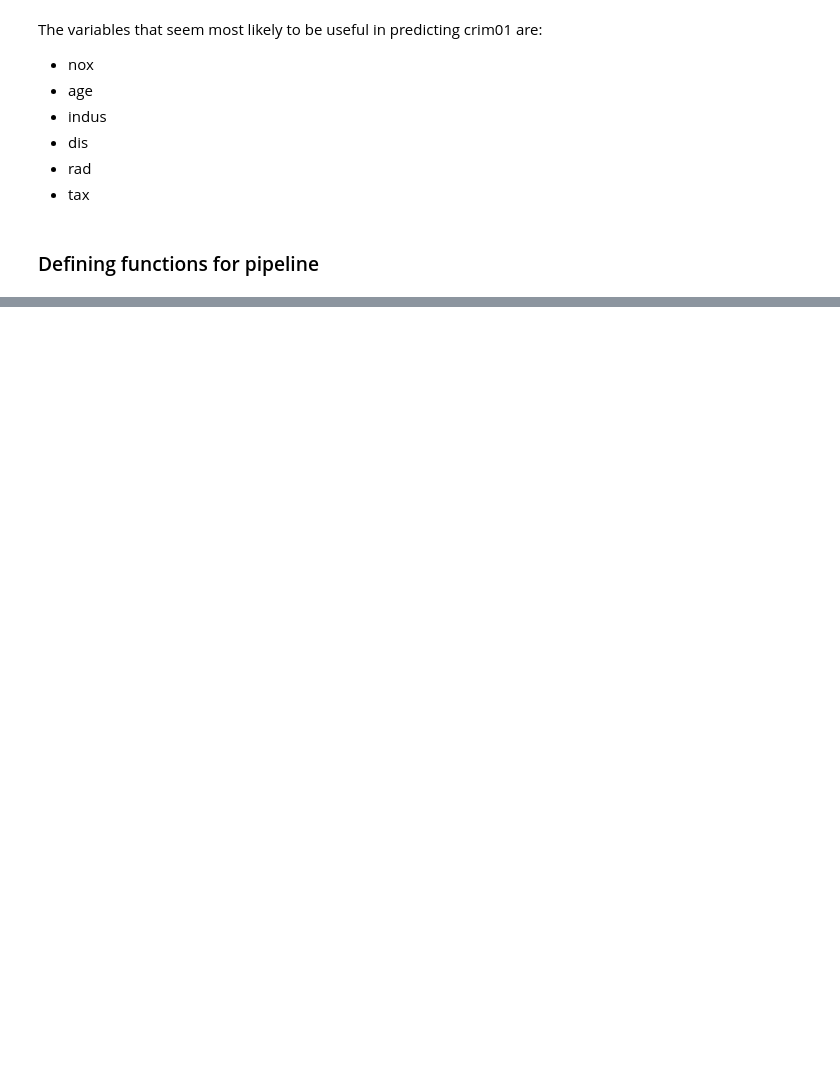
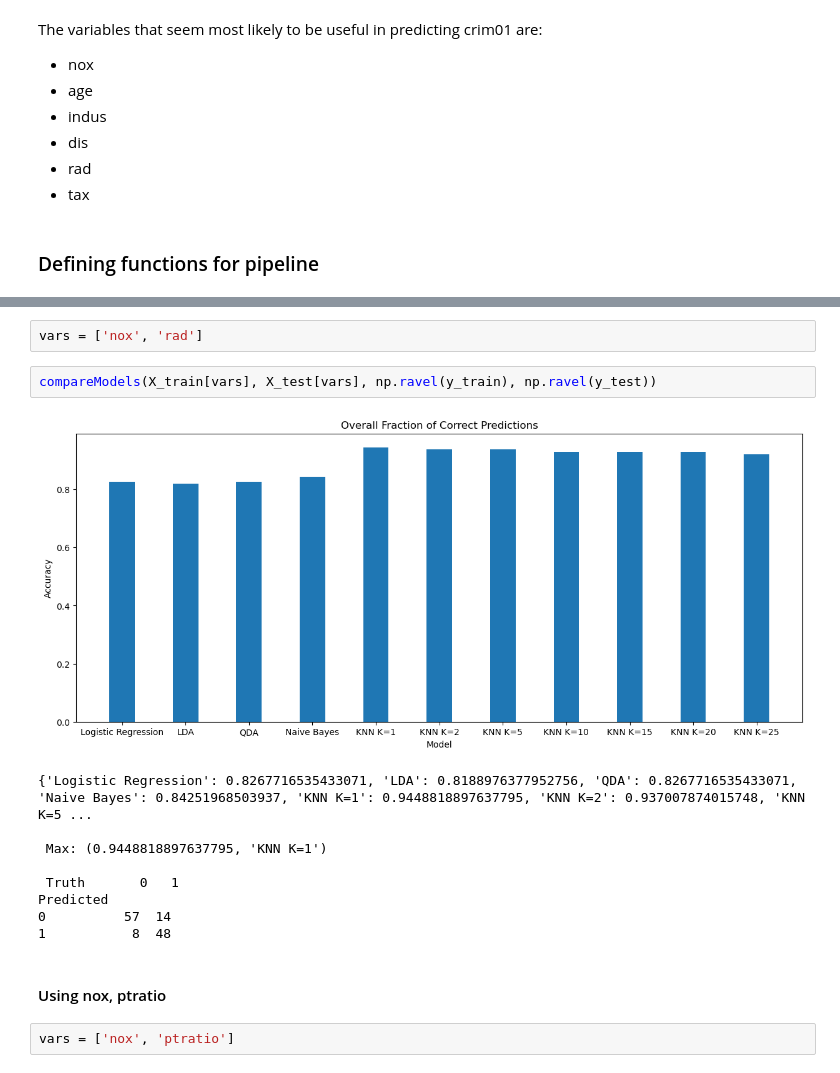
Before and after one commit to carmancater/an-introduction-to-statistical-learning-with-applications-in-python, a Jupyter notebook: Chapter 04 - Classification/Ch 4 Ex 16.ipynb, the cells around one changed output, grey strips where cells are left out. Cells and saved outputs as stored; diff of their text form; blank space fills up the shorter version.

```diff
--- a/Chapter 04 - Classification/Ch 4 Ex 16.ipynb
+++ b/Chapter 04 - Classification/Ch 4 Ex 16.ipynb
@@ -127,0 +233,18 @@ def knn(X_train, L_train, X_test, L_test, k):
+# %%
+vars = ['nox', 'rad']
+# %%
+compareModels(X_train[vars], X_test[vars], np.ravel(y_train), np.ravel(y_test))
+# %% [output]
+[figure, added]
+{'Logistic Regression': 0.8267716535433071, 'LDA': 0.8188976377952756, 'QDA': 0.8267716535433071, 'Naive Bayes': 0.84251968503937, 'KNN K=1': 0.9448818897637795, 'KNN K=2': 0.937007874015748, 'KNN K=5 ...
+
+ Max: (0.9448818897637795, 'KNN K=1')
+
+ Truth       0   1
+Predicted
+0          57  14
+1           8  48
+# %% [markdown]
+#### Using nox, ptratio
+# %%
+vars = ['nox', 'ptratio']
```
Also changed, not shown: parts of 19 cells of this notebook.
